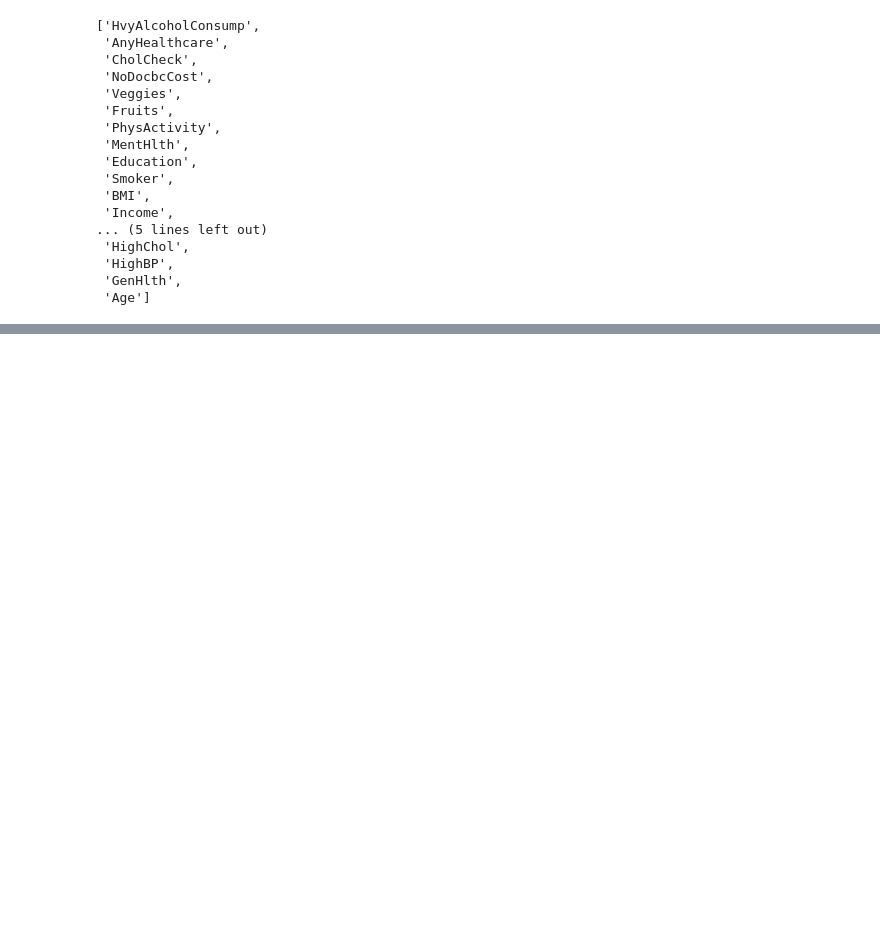
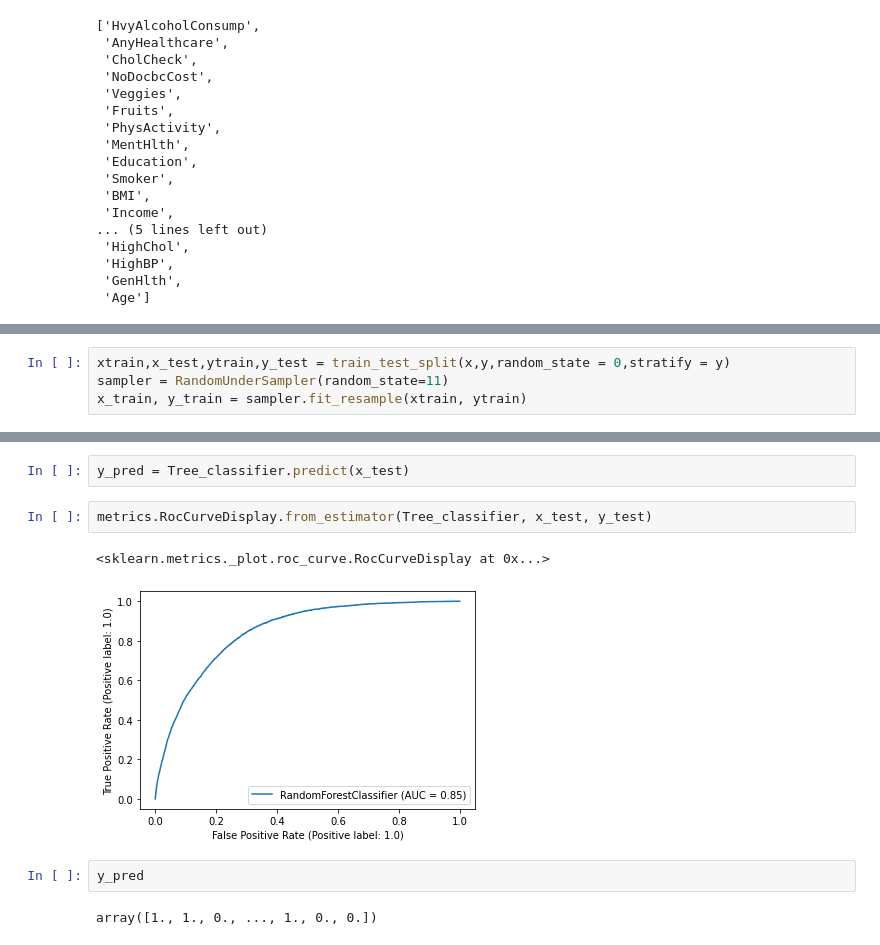
Before and after one commit to Rebek2/heart_machine_learning, a Jupyter notebook: Feature_selection/ForestClassifier_undersampler_fetaruresel.ipynb, the cells around one changed output, grey strips where cells are left out. Cells and saved outputs as stored; diff of their text form; blank space fills up the shorter version.

```diff
--- a/Feature_selection/ForestClassifier_undersampler_fetaruresel.ipynb
+++ b/Feature_selection/ForestClassifier_undersampler_fetaruresel.ipynb
@@ -144,0 +188,4 @@ plt.savefig('../Plots/Tree_Feature_recall.png')
+# %%
+xtrain,x_test,ytrain,y_test = train_test_split(x,y,random_state = 0,stratify = y)
+sampler = RandomUnderSampler(random_state=11)
+x_train, y_train = sampler.fit_resample(xtrain, ytrain)
@@ -144,0 +197,11 @@ plt.savefig('../Plots/Tree_Feature_recall.png')
+# %%
+y_pred = Tree_classifier.predict(x_test)
+# %%
+metrics.RocCurveDisplay.from_estimator(Tree_classifier, x_test, y_test)
+# %% [output]
+<sklearn.metrics._plot.roc_curve.RocCurveDisplay at 0x...>
+[figure, added]
+# %%
+y_pred
+# %% [output]
+array([1., 1., 0., ..., 1., 0., 0.])
```
Also changed, not shown: parts of 11 cells of this notebook, 10 other files.
